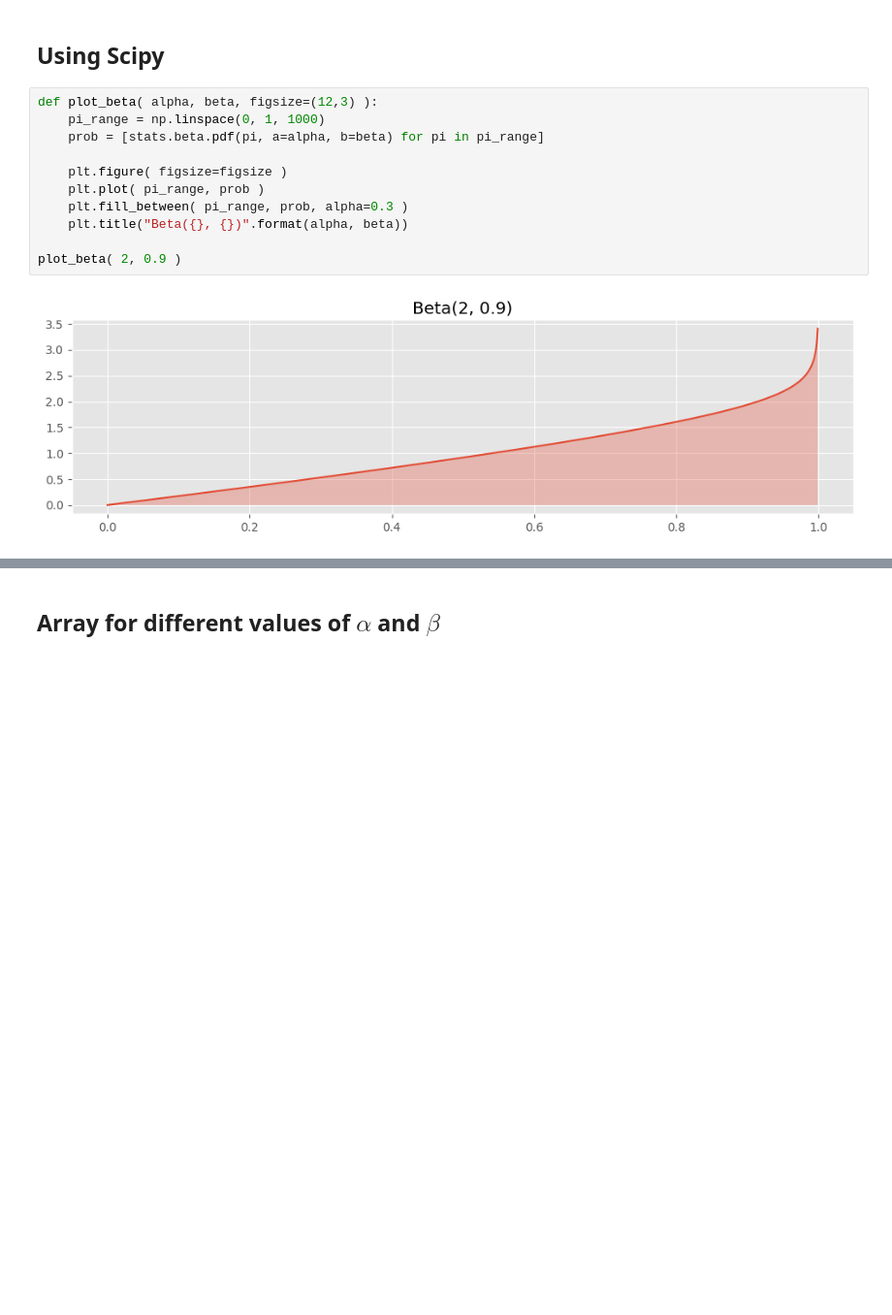
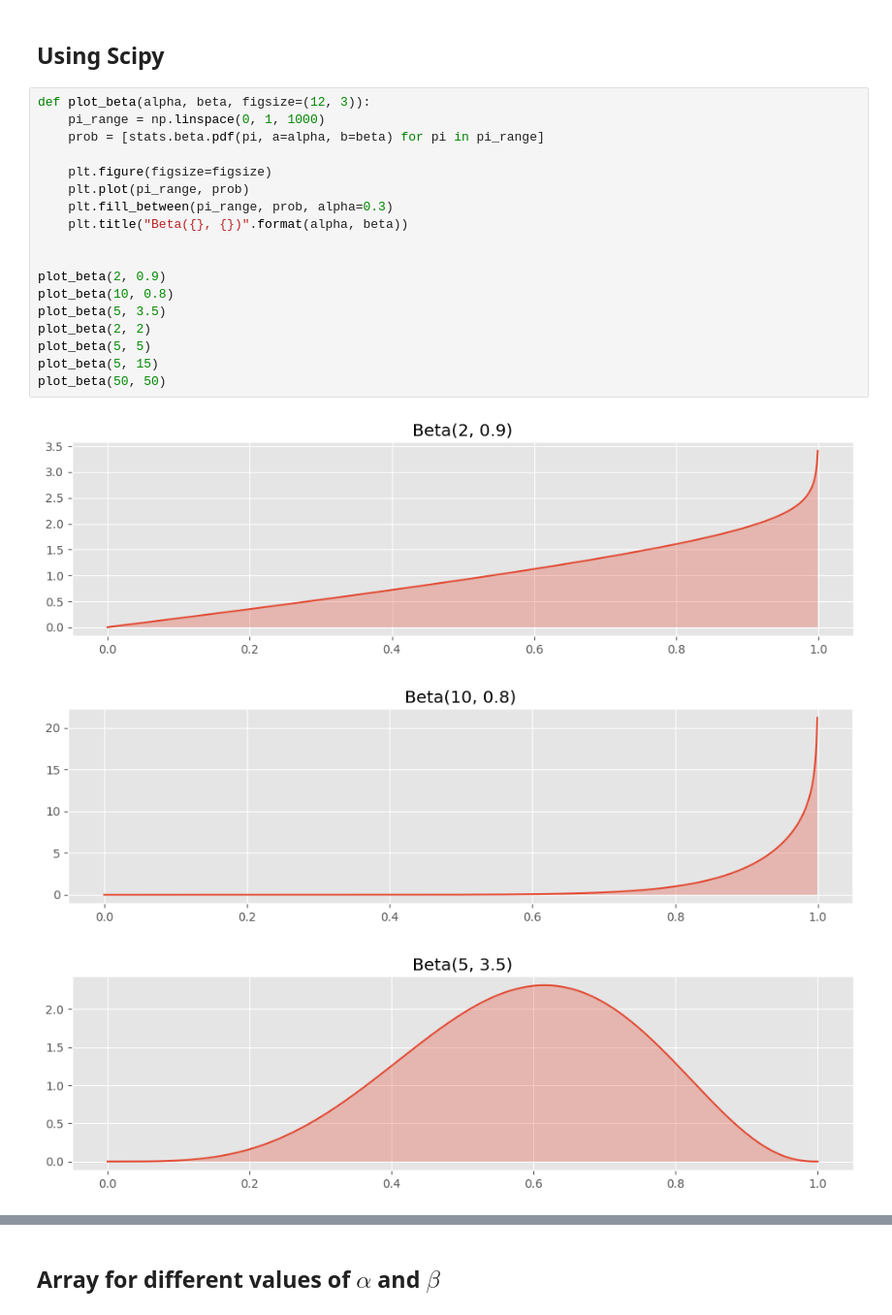
Before and after one commit to dave1b/TSM_BayMachLe, a Jupyter notebook: 02_week/week2_beta_distribution.ipynb, the cells around one changed output, grey strips where cells are left out. Shown at 97% size. Drawn from its saved outputs; the diff is of its cells as text; blank space fills up the shorter version.

```diff
--- a/02_week/week2_beta_distribution.ipynb
+++ b/02_week/week2_beta_distribution.ipynb
@@ -11,15 +12,24 @@ plt.style.use('ggplot')
 # %% [markdown]
 ## Using Scipy
 # %%
-def plot_beta( alpha, beta, figsize=(12,3) ):
+def plot_beta(alpha, beta, figsize=(12, 3)):
     pi_range = np.linspace(0, 1, 1000)
     prob = [stats.beta.pdf(pi, a=alpha, b=beta) for pi in pi_range]
 
-    plt.figure( figsize=figsize )
-    plt.plot( pi_range, prob )
-    plt.fill_between( pi_range, prob, alpha=0.3 )
+    plt.figure(figsize=figsize)
+    plt.plot(pi_range, prob)
+    plt.fill_between(pi_range, prob, alpha=0.3)
     plt.title("Beta({}, {})".format(alpha, beta))
 
-plot_beta( 2, 0.9 )
+
+plot_beta(2, 0.9)
+plot_beta(10, 0.8)
+plot_beta(5, 3.5)
+plot_beta(2, 2)
+plot_beta(5, 5)
+plot_beta(5, 15)
+plot_beta(50, 50)
 # %% [output]
 [figure]
+[figure, added]
+[figure, added]
```
Also changed, not shown: parts of 8 cells of this notebook.
